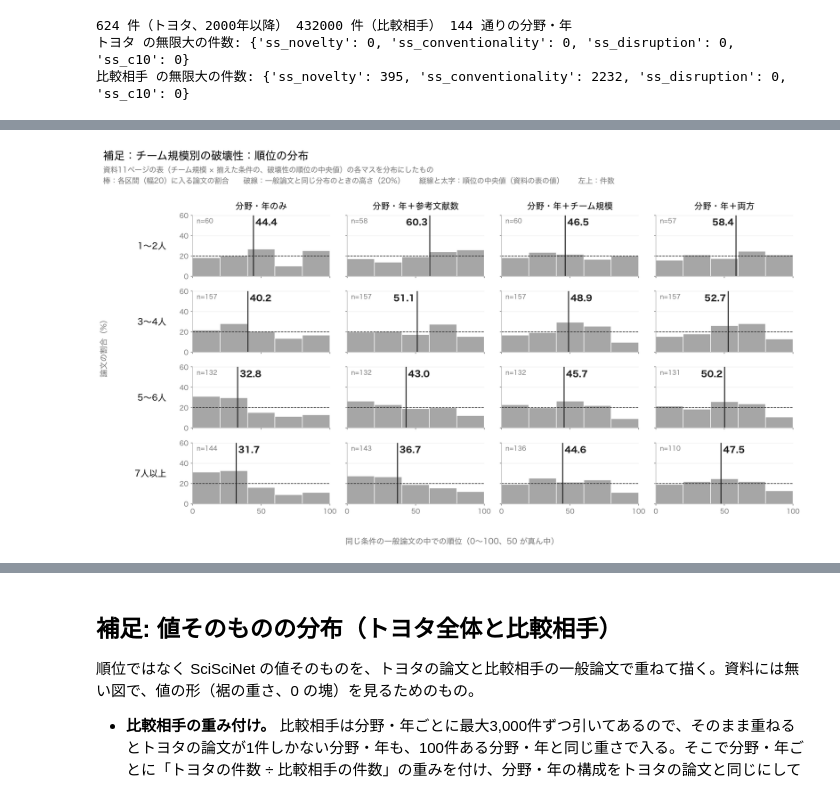
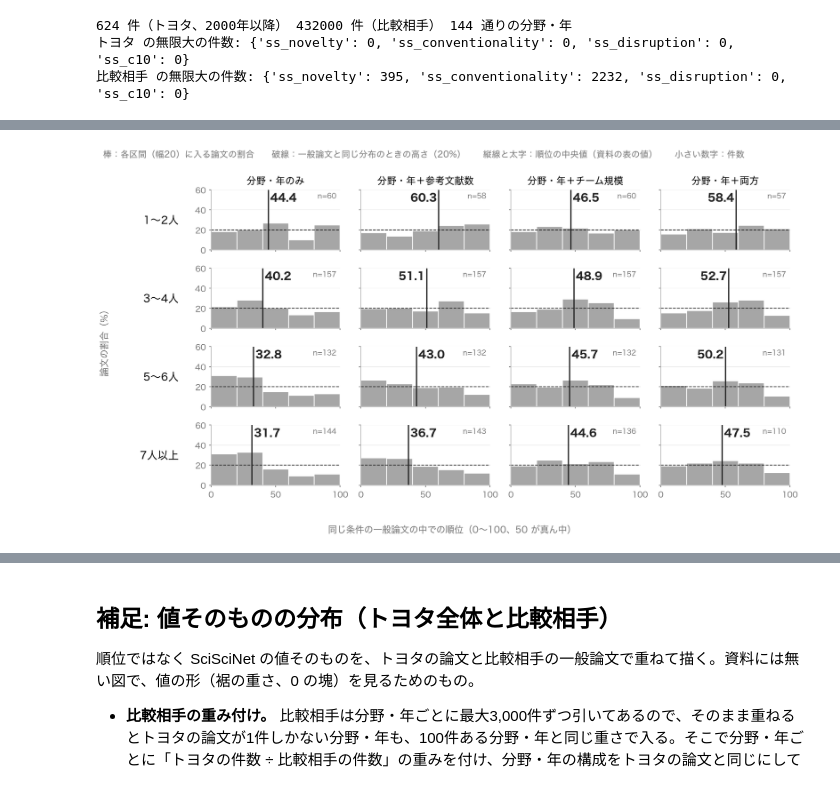
Before and after one commit to ryosuke0828/sci-sci-toyota, a Jupyter notebook: notebooks/analysis/novelty_distribution_plots.ipynb, the cells around one changed output, grey strips where cells are left out. Drawn from its saved outputs; the diff is of its cells as text; code cells hidden in the pictures.

```diff
--- a/notebooks/analysis/novelty_distribution_plots.ipynb
+++ b/notebooks/analysis/novelty_distribution_plots.ipynb
@@ -47,8 +47,8 @@ ORGS = {"豊田中央研究所": "豊田中央研究所",
 # 指標: 列の接頭辞 → (図に書く名前, 向きの説明, 順位を反転するか)。順序は資料の表と同じ
 # 非慣習性は SciSciNet の値が低いほど珍しい組み合わせを含むので、順位は 100 から引いて
 # 「高いほど珍しい」に向きを揃える（資料と同じ扱い）
-METRICS = {"ss_novelty": ("非慣習性", "高いほど珍しい組み合わせ", True),
-           "ss_conventionality": ("定石らしさ", "高いほど定石の組み合わせ", False),
+METRICS = {"ss_novelty": ("非慣習性", "高いほど珍しい", True),
+           "ss_conventionality": ("定石らしさ", "高いほど定石", False),
            "ss_disruption": ("破壊性", "高いほど流れを断ち切る", False),
            "ss_c10": ("10年被引用", "高いほど多く引用", False)}
 
@@ -108,7 +108,11 @@ def panel(ax, v: pd.Series, show_ylabels: bool, show_xlabels: bool) -> dict:
     # 中央値の数字は縦線のすぐ横。線が右寄りなら左側に、左寄りなら右側に置く
     ax.text(med + (-1.5 if med >= 50 else 1.5), YMAX * 0.96, f"{med:.1f}", ha="right" if med >= 50 else "left",
             va="top", fontsize=11, fontweight="bold", color=INK)
-    ax.text(0.03, 0.96, f"n={len(v)}", transform=ax.transAxes, ha="left", va="top", fontsize=8, color=DIM)
+    # 件数は中央値の数字と重ならない側に置く（中央値が 65 以上なら数字は線の左に出るので、件数は左上へ）
+    if med >= 65:
+        ax.text(0.03, 0.96, f"n={len(v)}", transform=ax.transAxes, ha="left", va="top", fontsize=7.5, color=DIM)
+    else:
+        ax.text(0.97, 0.96, f"n={len(v)}", transform=ax.transAxes, ha="right", va="top", fontsize=7.5, color=DIM)
     ax.set_xlim(0, 100)
     ax.set_ylim(0, YMAX)
     ax.set_xticks([0, 50, 100])
@@ -132,31 +136,31 @@ def panel(ax, v: pd.Series, show_ylabels: bool, show_xlabels: bool) -> dict:
 def grid(rows: list, cols: list, values, title: str, subtitle: str, fname: str, fig_label: str) -> pd.DataFrame:
     # rows / cols は (キー, 見出し) の並び。values(行キー, 列キー) が順位の Series を返す。
     # 資料の表と同じ並びで、行が表の行、列が表の列になる
-    fig, axes = plt.subplots(len(rows), len(cols), figsize=(12.8, 7.2), dpi=200)
+    fig, axes = plt.subplots(len(rows), len(cols), figsize=(10.4, 5.7), dpi=220)  # スライドに貼ったとき文字がほぼ原寸になる大きさ
     out = []
     for i, (rk, rlab) in enumerate(rows):
         for j, (ck, clab) in enumerate(cols):
             ax = axes[i, j]
             res = panel(ax, values(rk, ck), show_ylabels=(j == 0), show_xlabels=(i == len(rows) - 1))
             if i == 0:
-                ax.set_title(clab, fontsize=11, pad=8)
+                ax.set_title(clab, fontsize=10, pad=6)
             if j == 0:
                 # 行の見出しは横書きで、左の目盛りのさらに左に置く（縦書きだと行どうしで重なる）
                 ax.annotate(rlab, xy=(0, 0.5), xycoords="axes fraction", xytext=(-34, 0), textcoords="offset points",
                             ha="right", va="center", fontsize=11)
             out.append({"図": fig_label, "行": rlab, "列": clab.replace("\n", " "), **res})
-    fig.suptitle(title, fontsize=14, x=0.01, ha="left", y=0.99)
-    fig.text(0.01, 0.955, subtitle, fontsize=9.5, color=DIM, ha="left", va="top", linespacing=1.5)
-    fig.supxlabel("同じ条件の一般論文の中での順位（0〜100、50 が真ん中）", fontsize=10, color=DIM, y=0.005)
-    fig.supylabel("論文の割合（%）", fontsize=10, color=DIM, x=0.005)
-    fig.tight_layout(rect=(0.02, 0.02, 1, 0.93))  # 行の見出しの幅は tight_layout が見込むので、左の余白は小さくてよい
+    # 見出しは図の中に入れず、スライド・報告書の側に書く。図の中には凡例の1行だけ置く
+    fig.text(0.01, 0.99, subtitle, fontsize=9, color=DIM, ha="left", va="top")
+    fig.supxlabel("同じ条件の一般論文の中での順位（0〜100、50 が真ん中）", fontsize=9.5, color=DIM, y=0.005)
+    fig.supylabel("論文の割合（%）", fontsize=9.5, color=DIM, x=0.005)
+    fig.tight_layout(rect=(0.02, 0.02, 1, 0.95))  # 行の見出しの幅は tight_layout が見込むので、左の余白は小さくてよい
     fig.savefig(FIG / fname, facecolor="white")
     plt.close(fig)
     display(Image(str(FIG / fname), width=1000))
     return pd.DataFrame(out)
 
 
-SUB = "\n棒：各区間（幅20）に入る論文の割合　　破線：一般論文と同じ分布のときの高さ（20%）　　縦線と太字：順位の中央値（資料の表の値）　　左上：件数"
+SUB = "棒：各区間（幅20）に入る論文の割合　　破線：一般論文と同じ分布のときの高さ（20%）　　縦線と太字：順位の中央値（資料の表の値）　　小さい数字：件数"
 COLS_METRIC = [(m, f"{lab}\n（{dirn}）") for m, (lab, dirn, _) in METRICS.items()]
 
 
@@ -169,7 +173,7 @@ def ranks(g: pd.DataFrame, m: str, suffix: str) -> pd.Series:
 summ1 = grid(rows=list(STAGES.items()), cols=COLS_METRIC,
              values=lambda suf, m: ranks(d, m, suf),
              title="一般論文との比較（トヨタ系列全体）：順位の分布",
-             subtitle="資料7ページの表（揃えた条件 × 指標の、順位の中央値）の各マスを分布にしたもの" + SUB,
+             subtitle=SUB,
              fname="fig_slide7_rank_by_condition.png", fig_label="図1（資料7ページ）")
 summ1
 # %% [output]
@@ -197,7 +201,7 @@ rows2 = [(org, lab) for org, lab in ORGS.items()] + [("__all__", "トヨタ全
 summ2 = grid(rows=rows2, cols=COLS_METRIC,
              values=lambda org, m: ranks(d if org == "__all__" else d[d["source_org"] == org], m, "_ref_team"),
              title="一般論文との比較（組織別）：順位の分布",
-             subtitle="資料8ページの表（組織 × 指標。参考文献数とチーム規模を揃えた中での順位の中央値）の各マスを分布にしたもの" + SUB,
+             subtitle=SUB,
              fname="fig_slide8_rank_by_org.png", fig_label="図2（資料8ページ）")
 summ2
 # %% [output]
@@ -222,18 +226,18 @@ summ2
 # %%
 # 図3: 資料11ページ。行 = チーム規模、列 = 揃えた条件。破壊性の順位
 # チーム規模の区分は資料と同じ（make_numbers_progress_2026-09.py）。著者数 0 の論文はどの区分にも入らない
 team_bins = pd.cut(d["ss_team_size"], [0, 2, 4, 6, 1e9], labels=["1〜2人", "3〜4人", "5〜6人", "7人以上"])
 rows3 = [(t, t) for t in team_bins.cat.categories]
 summ3 = grid(rows=rows3, cols=list(STAGES.items()),
              values=lambda t, suf: ranks(d[team_bins == t], "ss_disruption", suf),
              title="補足：チーム規模別の破壊性：順位の分布",
-             subtitle="資料11ページの表（チーム規模 × 揃えた条件の、破壊性の順位の中央値）の各マスを分布にしたもの" + SUB,
+             subtitle=SUB,
              fname="fig_slide11_disruption_by_team.png", fig_label="図3（資料11ページ）")
 summary = pd.concat([summ1, summ2, summ3], ignore_index=True)
 summary.to_csv(FIG / "rank_summary.csv", index=False, encoding="utf-8-sig")
 summ3
 # %% [output]
-[figure, old version]
+[figure, new version]
 |  | 図 | 行 | 列 | n | 中央値 | 下位4分の1（25以下）の割合% | 上位4分の1（75以上）の割合% |
 | 0 | 図3（資料11ページ） | 1〜2人 | 分野・年のみ | 60 | 44.4 | 20.0 | 28.3 |
 | 1 | 図3（資料11ページ） | 1〜2人 | 分野・年＋参考文献数 | 58 | 60.3 | 20.7 | 31.0 |
```
Also changed, not shown: parts of 5 cells of this notebook.
